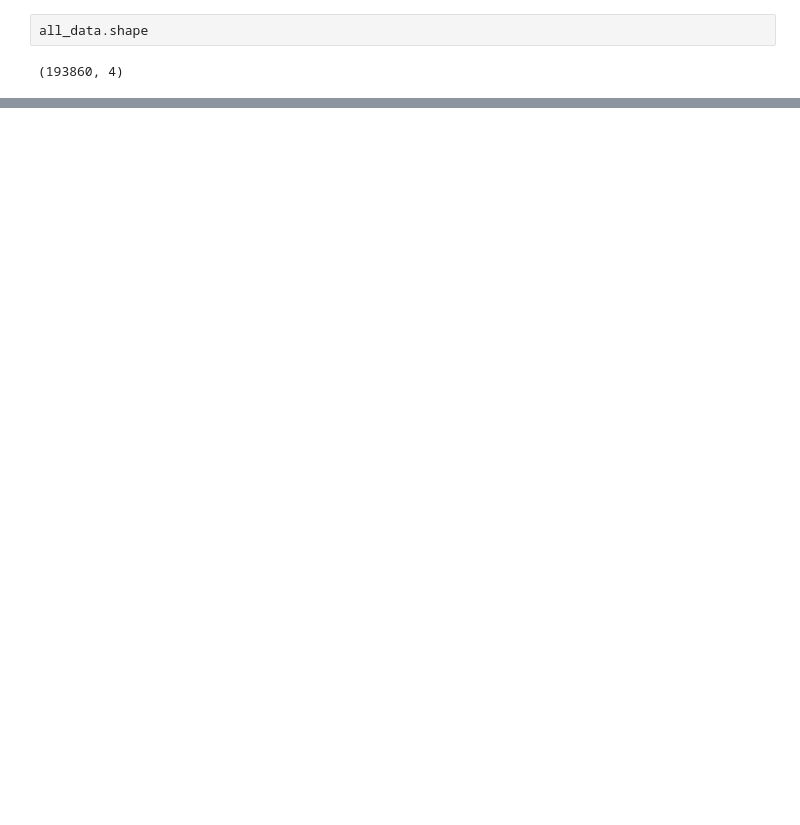
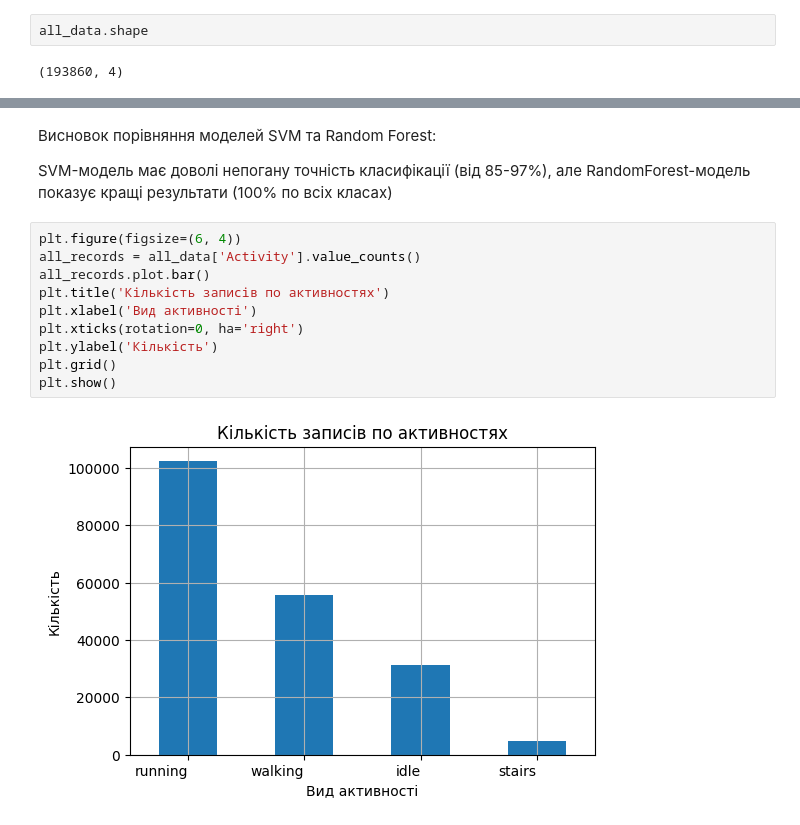
Before and after one commit to Mephod1y/DataScience, a Jupyter notebook: HW5/Hw5.ipynb, the cells around one changed output, grey strips where cells are left out. Saved outputs shown, nothing was run; the diff lists cells and outputs as text; blank space fills up the shorter version.

```diff
--- a/HW5/Hw5.ipynb
+++ b/HW5/Hw5.ipynb
@@ -97,3 +98,19 @@ weighted avg       0.90      0.89      0.88     38772
     accuracy                           1.00     38772
    macro avg       1.00      1.00      1.00     38772
 weighted avg       1.00      1.00      1.00     38772
+# %% [markdown]
+Висновок порівняння моделей SVM та Random Forest:
+
+SVM-модель має доволі непогану точність класифікації (від 85-97%), але RandomForest-модель показує кращі результати (100% по всіх класах)
+# %%
+plt.figure(figsize=(6, 4))
+all_records = all_data['Activity'].value_counts()
+all_records.plot.bar()
+plt.title('Кількість записів по активностях')
+plt.xlabel('Вид активності')
+plt.xticks(rotation=0, ha='right')
+plt.ylabel('Кількість')
+plt.grid()
+plt.show()
+# %% [output]
+[figure, added]
```
Also changed, not shown: parts of 6 cells of this notebook.
